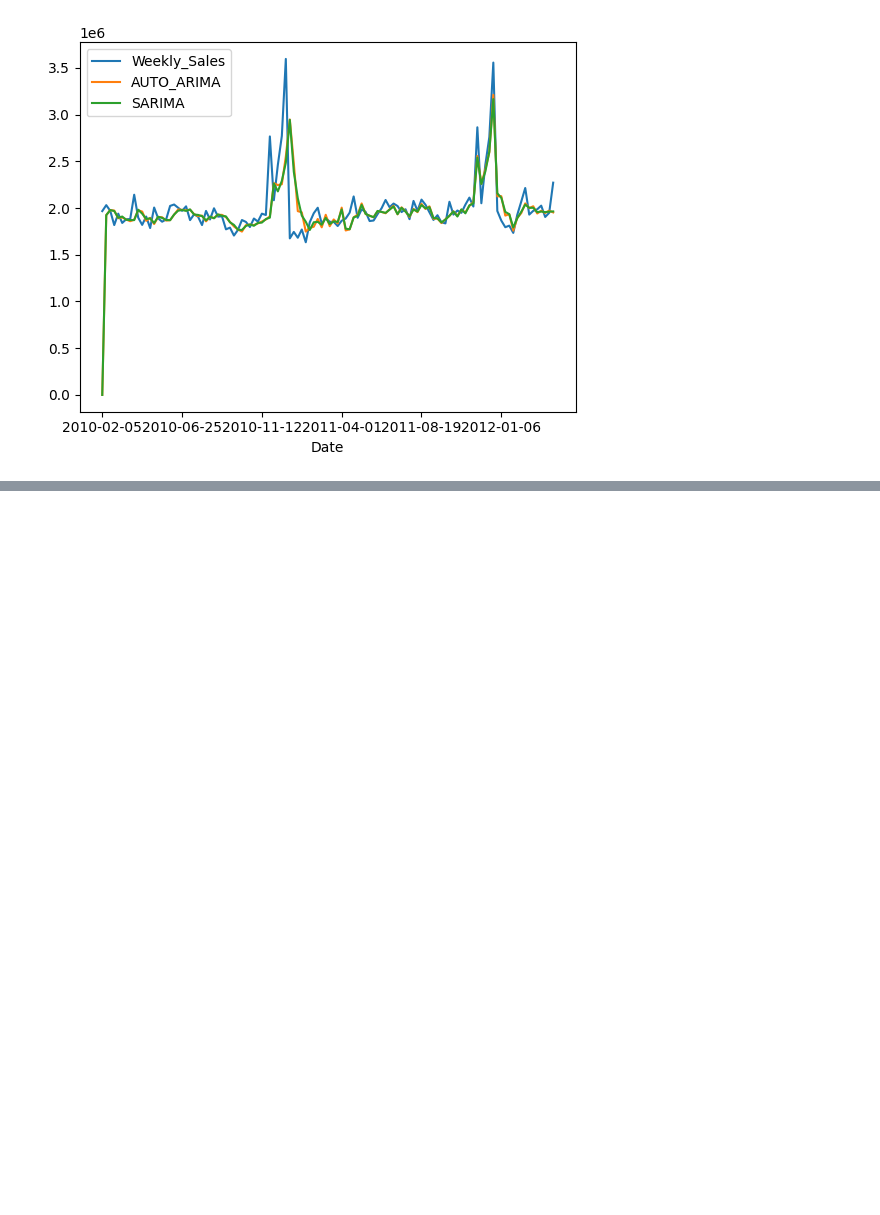
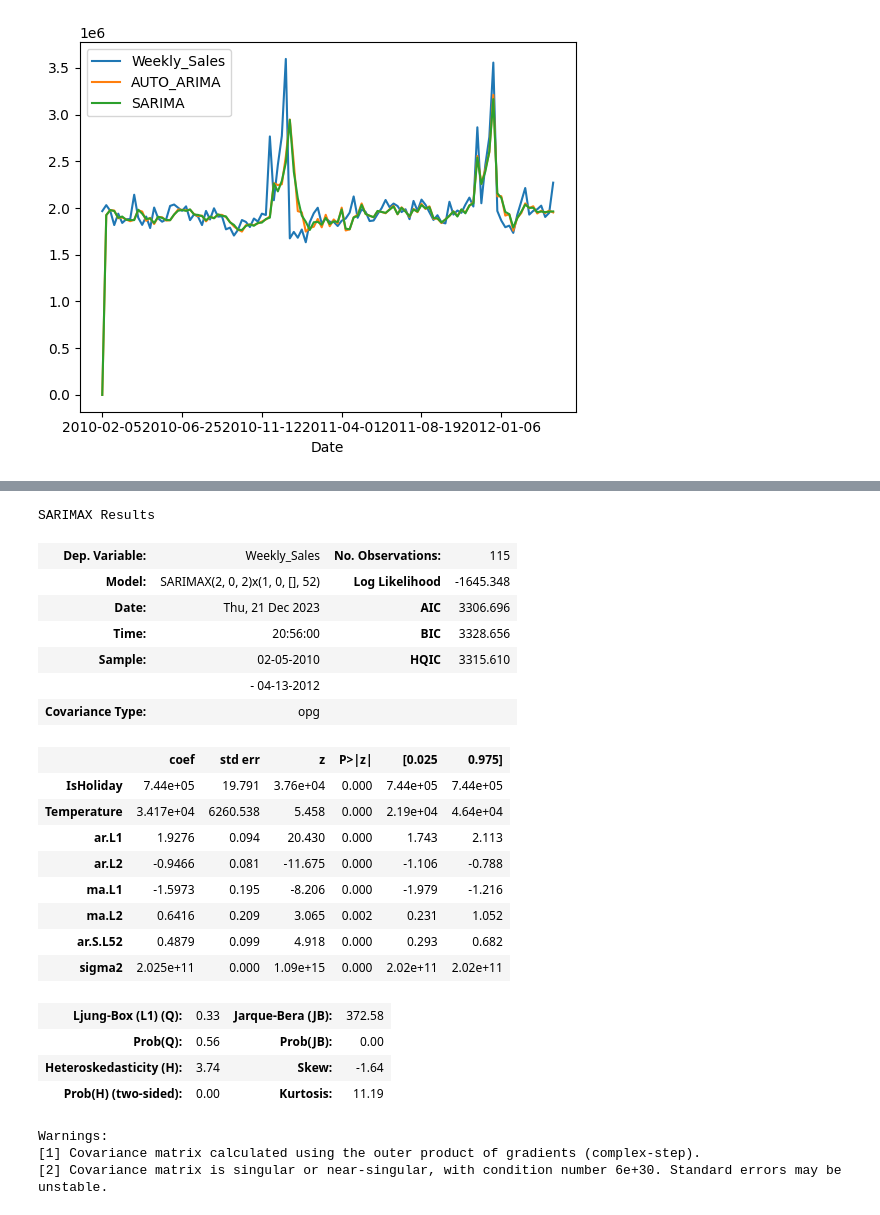
Before and after one commit to Pangellotti/darts_practice, a Jupyter notebook: darts_practice/src/models_train.ipynb, the cells around one changed output, grey strips where cells are left out. Cells and saved outputs as stored; diff of their text form; code cells hidden in the pictures; blank space fills up the shorter version.

```diff
--- a/darts_practice/src/models_end.ipynb
+++ b/darts_practice/src/models_train.ipynb
@@ -195,0 +212,27 @@ plt.show()
+# %%
+aa_exo_fit.summary()
+# %% [output]
+SARIMAX Results
+| Dep. Variable: | Weekly_Sales | No. Observations: | 115 |
+| Model: | SARIMAX(2, 0, 2)x(1, 0, [], 52) | Log Likelihood | -1645.348 |
+| Date: | Thu, 21 Dec 2023 | AIC | 3306.696 |
+| Time: | 20:56:00 | BIC | 3328.656 |
+| Sample: | 02-05-2010 | HQIC | 3315.610 |
+|  | - 04-13-2012 |  |  |
+| Covariance Type: | opg |  |  |
+|  | coef | std err | z | P>|z| | [0.025 | 0.975] |
+| IsHoliday | 7.44e+05 | 19.791 | 3.76e+04 | 0.000 | 7.44e+05 | 7.44e+05 |
+| Temperature | 3.417e+04 | 6260.538 | 5.458 | 0.000 | 2.19e+04 | 4.64e+04 |
+| ar.L1 | 1.9276 | 0.094 | 20.430 | 0.000 | 1.743 | 2.113 |
+| ar.L2 | -0.9466 | 0.081 | -11.675 | 0.000 | -1.106 | -0.788 |
+| ma.L1 | -1.5973 | 0.195 | -8.206 | 0.000 | -1.979 | -1.216 |
+| ma.L2 | 0.6416 | 0.209 | 3.065 | 0.002 | 0.231 | 1.052 |
+| ar.S.L52 | 0.4879 | 0.099 | 4.918 | 0.000 | 0.293 | 0.682 |
+| sigma2 | 2.025e+11 | 0.000 | 1.09e+15 | 0.000 | 2.02e+11 | 2.02e+11 |
+| Ljung-Box (L1) (Q): | 0.33 | Jarque-Bera (JB): | 372.58 |
+| Prob(Q): | 0.56 | Prob(JB): | 0.00 |
+| Heteroskedasticity (H): | 3.74 | Skew: | -1.64 |
+| Prob(H) (two-sided): | 0.00 | Kurtosis: | 11.19 |
+Warnings:
+[1] Covariance matrix calculated using the outer product of gradients (complex-step).
+[2] Covariance matrix is singular or near-singular, with condition number 6e+30. Standard errors may be unstable.
```
Also changed, not shown: parts of 6 cells of this notebook, 4 other files.
